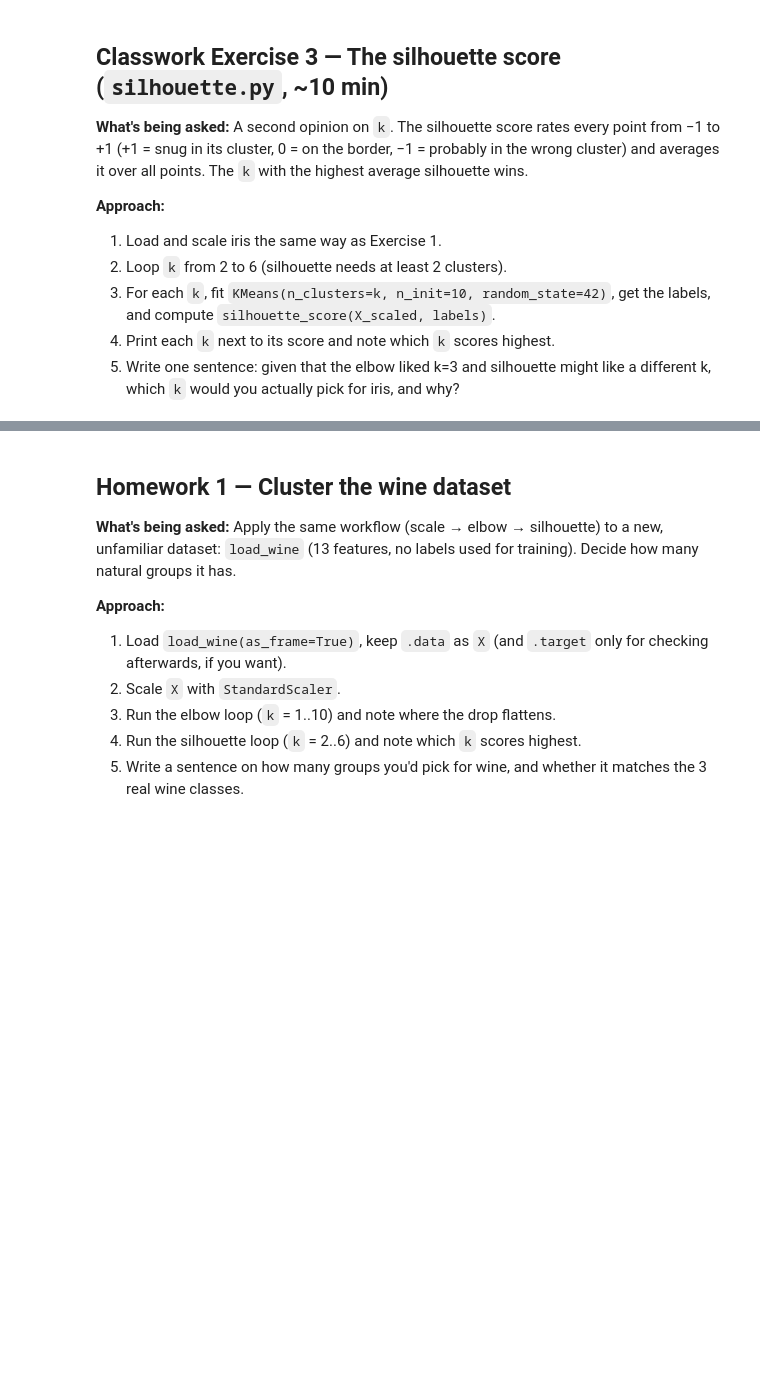
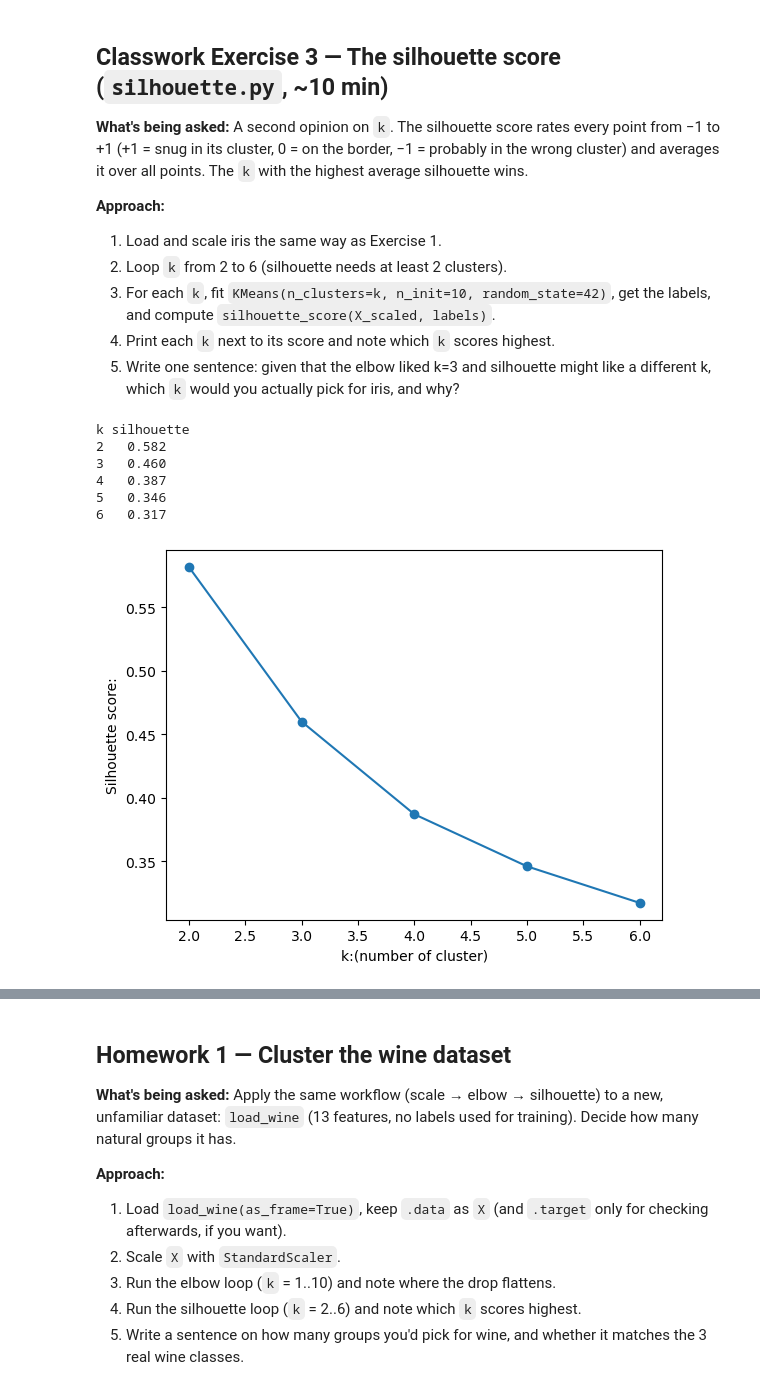
Before and after one commit to kavyadahal/Saarathi, a Jupyter notebook: assignment/day17.ipynb, the cells around one changed output, grey strips where cells are left out. Cells and saved outputs as stored; diff of their text form; code cells hidden in the pictures; blank space fills up the shorter version.

```diff
--- a/assignment/day17.ipynb
+++ b/assignment/day17.ipynb
@@ -119,20 +119,34 @@ plt.show()
 # %%
 from sklearn.datasets import load_iris
 from sklearn.preprocessing import StandardScaler
 from sklearn.cluster import KMeans
 from sklearn.metrics import silhouette_score
 
 # TODO 1: Load iris features and scale them (same as Exercise 1).
 X = load_iris(as_frame=True).data
 X_scaled = StandardScaler().fit_transform(X)
 
 
 print("k silhouette")
+scores = []
+ks = []
 for k in range(2, 7):
     km = KMeans(k , n_init= 10 , random_state=42)
-    km.fit(X_scaled)
-
-
-
-# TODO 2: In a markdown cell or comment, write one sentence on which k you'd
-# pick for iris and why.
+    labels = km.fit_predict(X_scaled)
+    score = silhouette_score(X_scaled , labels)
+    print(f"{k:<3} {score:.3f}")
+    scores.append(score)
+    ks.append(k)
+import matplotlib.pyplot as plt
+plt.plot(ks , scores , marker = 'o')
+plt.xlabel('k:(number of cluster)')
+plt.ylabel('Silhouette score:')
+plt.show()
+# %% [output]
+k silhouette
+2   0.582
+3   0.460
+4   0.387
+5   0.346
+6   0.317
+[figure, added]
```
Also changed, not shown: parts of 5 cells of this notebook, 53 other files.
